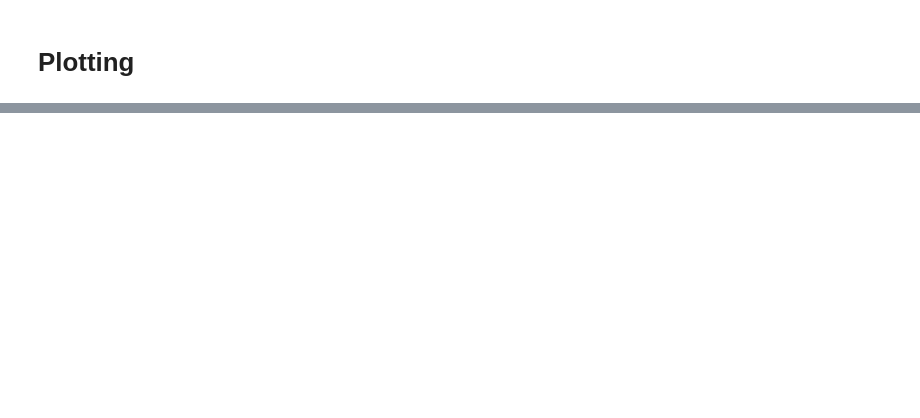
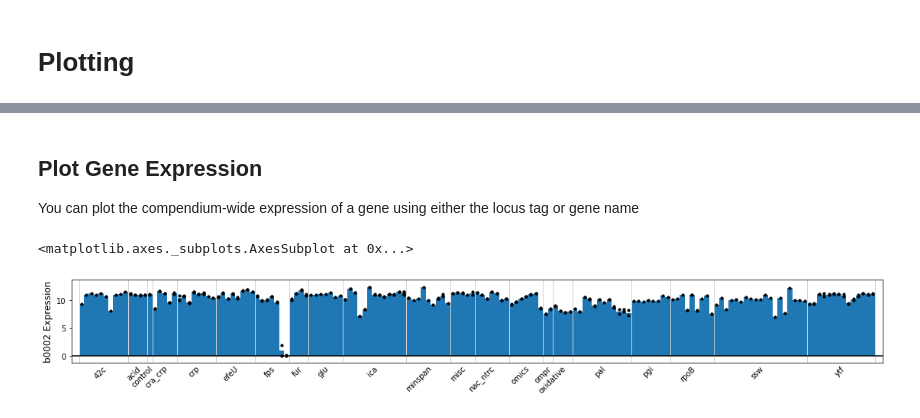
Before and after one commit to SBRG/pymodulon, a Jupyter notebook: Tutorial.ipynb, the cells around one changed output, grey strips where cells are left out. Cells and saved outputs as stored; diff of their text form; code cells hidden in the pictures; blank space fills up the shorter version.

```diff
--- a/Tutorial.ipynb
+++ b/Tutorial.ipynb
@@ -444,0 +482,10 @@ TypeError: object of type 'NoneType' has no len()
+# %%
+ica_data.sample_table = ica_data.sample_table.rename({'project_id':'project','condition_id':'condition'},axis=1)
+# %% [markdown]
+## Plot Gene Expression
+You can plot the compendium-wide expression of a gene using either the locus tag or gene name
+# %%
+plot_expression(ica_data,'b0002')
+# %% [output]
+<matplotlib.axes._subplots.AxesSubplot at 0x...>
+[figure, added]
```
Also changed, not shown: parts of 28 cells of this notebook, 2 other files.
